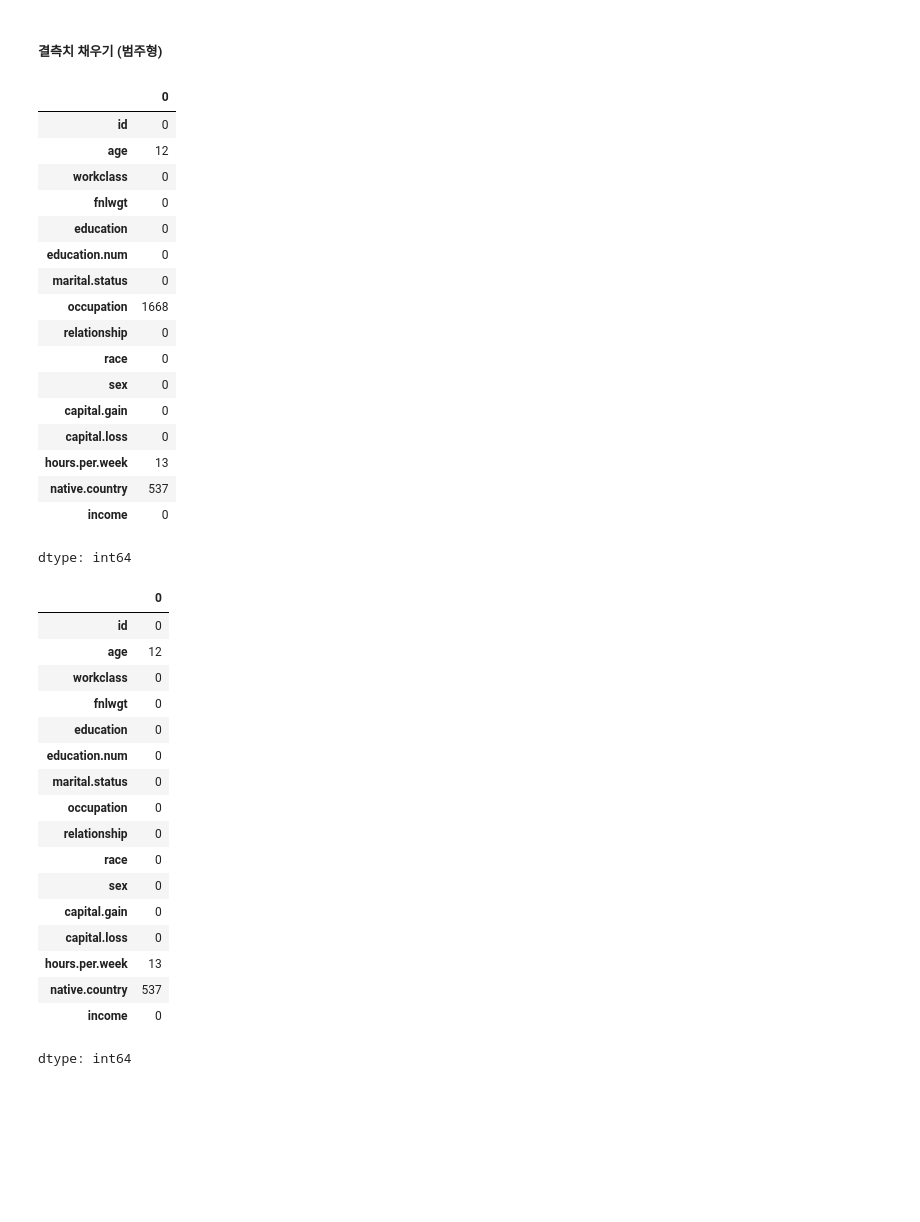
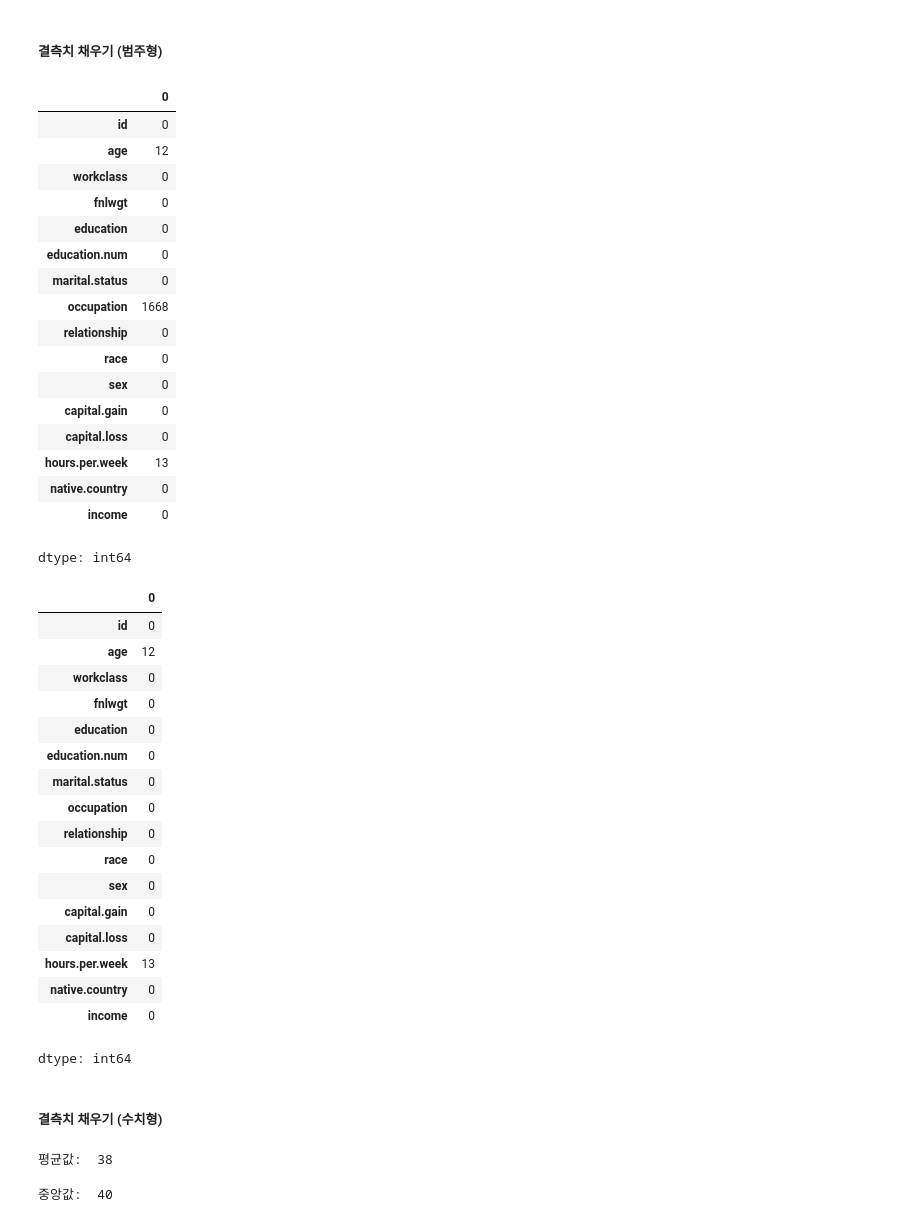
Before and after one commit to va4756/algio_sklearn, a Jupyter notebook: bigdata_sinagong_part2.ipynb, the cells around one changed output. Drawn from its saved outputs; the diff is of its cells as text; code cells hidden in the pictures; blank space fills up the shorter version.

```diff
--- a/bigdata_sinagong_part2.ipynb
+++ b/bigdata_sinagong_part2.ipynb
@@ -213,26 +218,29 @@ print("처리후:", df.shape)
 # %%
 # 최빈값
 m = train['workclass'].mode()[0]
 train['workclass'] = train['workclass'].fillna(m)
 
+m = train['native.country'].mode()[0]
+train['native.country'] = train['native.country'].fillna(m)
+
 train.isnull().sum()
 # %% [output]
 |  | 0 |
 | id | 0 |
 | age | 12 |
 | workclass | 0 |
 | fnlwgt | 0 |
 | education | 0 |
 | education.num | 0 |
 | marital.status | 0 |
 | occupation | 1668 |
 | relationship | 0 |
 | race | 0 |
 | sex | 0 |
 | capital.gain | 0 |
 | capital.loss | 0 |
 | hours.per.week | 13 |
-| native.country | 537 |
+| native.country | 0 |
 | income | 0 |
 dtype: int64
 # %%
@@ -255,6 +263,6 @@ train.isnull().sum()
 | capital.gain | 0 |
 | capital.loss | 0 |
 | hours.per.week | 13 |
-| native.country | 537 |
+| native.country | 0 |
 | income | 0 |
 dtype: int64
@@ -262,0 +274,18 @@ dtype: int64
+# %% [markdown]
+##### 결측치 채우기 (수치형)
+# %%
+# age 컬럼 평균값으로 채우기
+value = int(train['age'].mean())
+print('평균값: ', value)
+train['age'] = train['age'].fillna(value)
+test['age'] = test['age'].fillna(value)
+# %% [output]
+평균값:  38
+# %%
+# 주당 근무시간 중앙값으로 채우기
+value = int(train['hours.per.week'].median())
+print('중앙값: ', value)
+train['hours.per.week'] = train['hours.per.week'].fillna(value)
+test['hours.per.week'] = test['hours.per.week'].fillna(value)
+# %% [output]
+중앙값:  40
```
Also changed, not shown: parts of 22 cells of this notebook.
